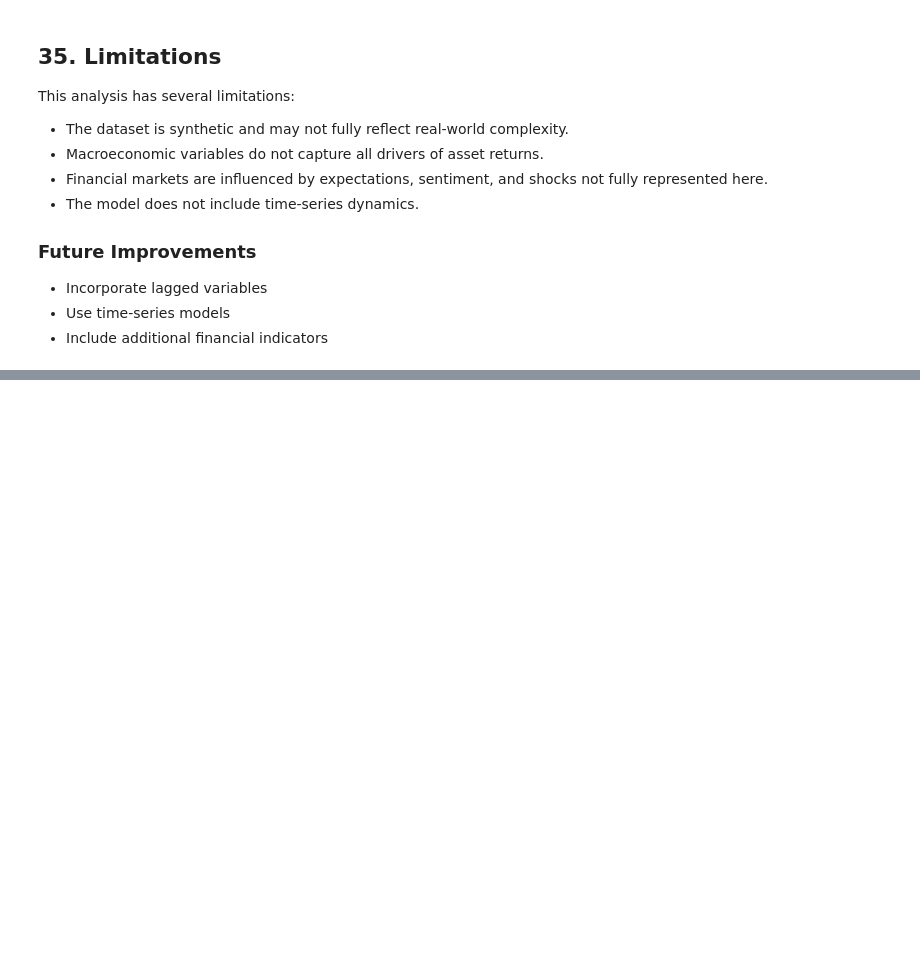
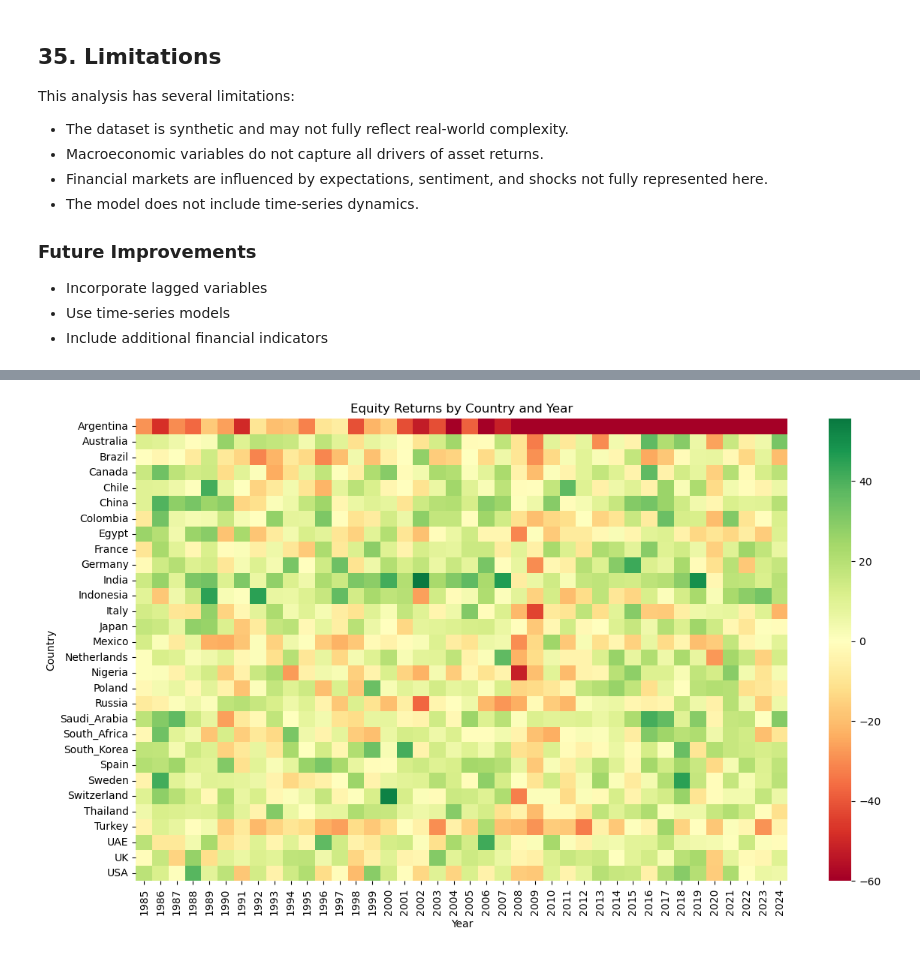
Before and after one commit to Wexwer/Macroeconomics-Indicators-Effect, a Jupyter notebook: Data Science/Exam-Project/Data Source/macroeconomic_indicators_effect_project.ipynb, the cells around one changed output, grey strips where cells are left out. Saved outputs shown, nothing was run; the diff lists cells and outputs as text; code cells hidden in the pictures; blank space fills up the shorter version.

```diff
--- a/Data Science/Exam-Project/Data Source/macroeconomic_indicators_effect_project.ipynb
+++ b/Data Science/Exam-Project/Data Source/macroeconomic_indicators_effect_project.ipynb
@@ -1112,0 +1170,15 @@ This analysis has several limitations:
+# %%
+pivot_equities = merged_df.pivot_table(
+    values="equities",
+    index="country",
+    columns="year"
+)
+
+plt.figure(figsize=(14, 8))
+sns.heatmap(pivot_equities, cmap="RdYlGn", center=0)
+plt.title("Equity Returns by Country and Year")
+plt.xlabel("Year")
+plt.ylabel("Country")
+plt.show()
+# %% [output]
+[figure, added]
```
Also changed, not shown: parts of 14 cells of this notebook.
